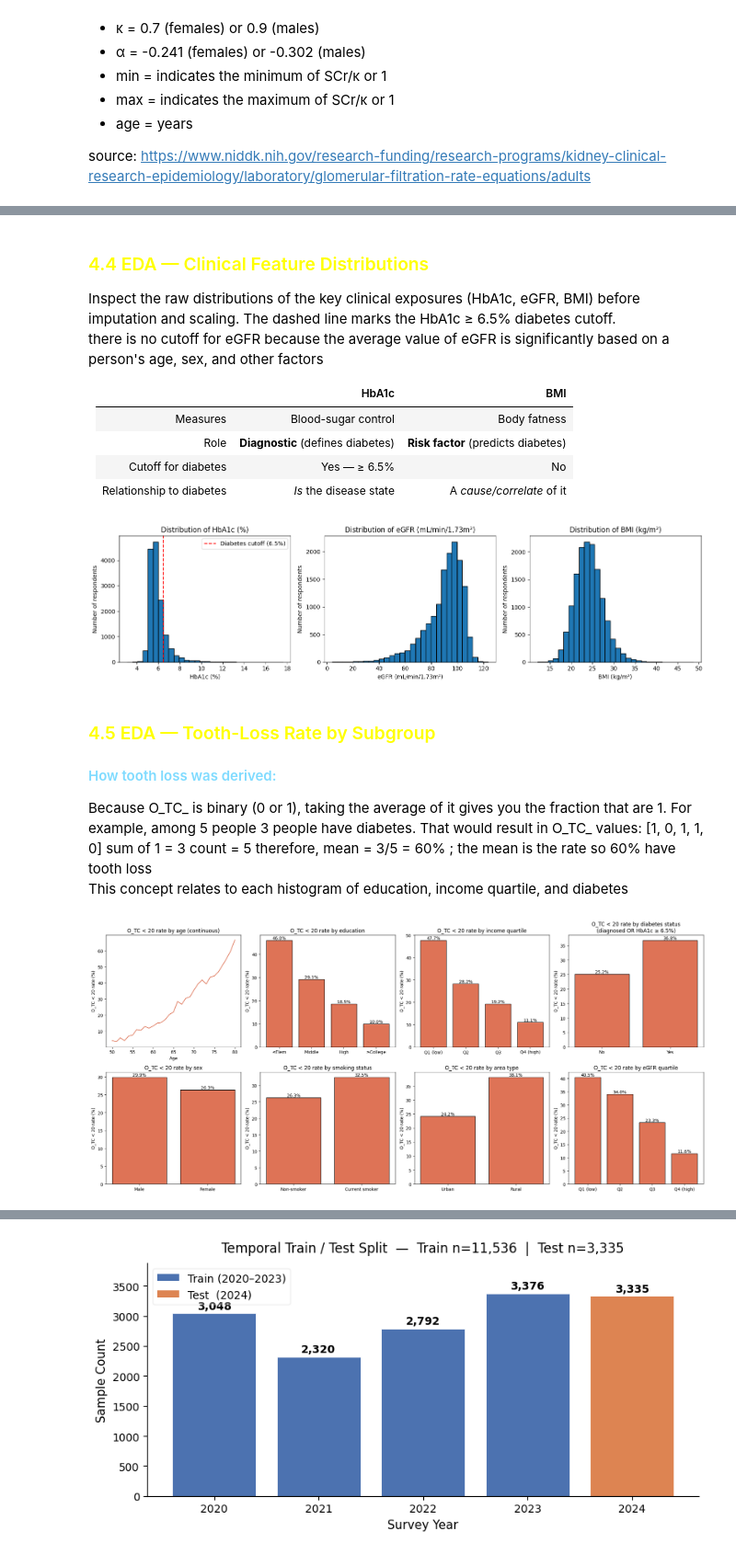
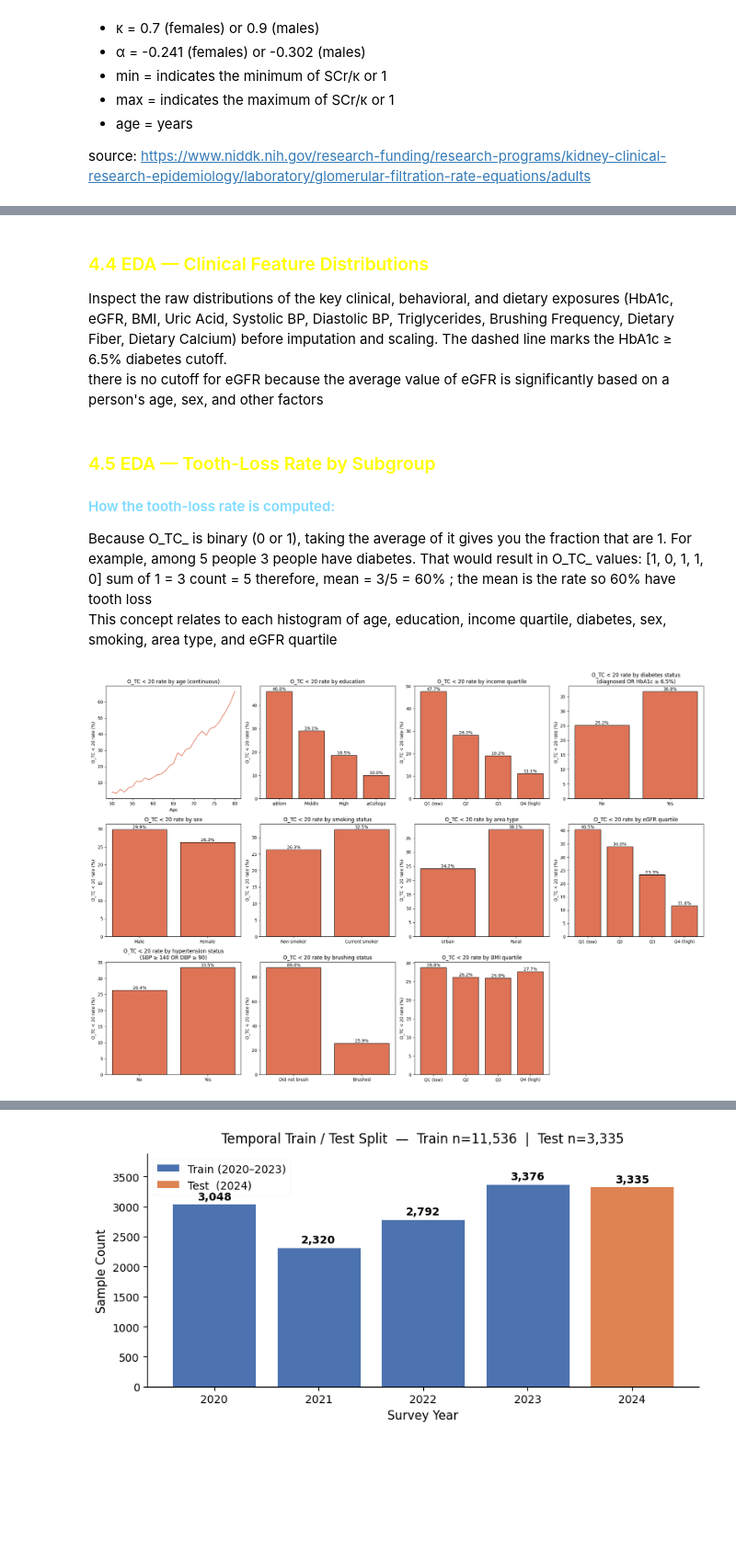
Before and after one commit to kimyonghan766/knhanes-tooth-loss-classifier, a Jupyter notebook: Main/final.ipynb, the cells around one changed output, grey strips where cells are left out. Shown at 92% size. Cells and saved outputs as stored; diff of their text form; code cells hidden in the pictures; blank space fills up the shorter version.

```diff
--- a/Main/final.ipynb
+++ b/Main/final.ipynb
@@ -430,6 +634,6 @@ def calculate_egfr(row):
             * sex_factor)
 
 df_subset['eGFR'] = df_subset.apply(calculate_egfr, axis=1)
-df_subset = df_subset.drop(columns=['HE_crea'])
+df_subset = df_subset.drop(columns=['HE_crea'], errors='ignore')
 # sex is retained — used as a feature in the ML model and as a covariate in the inferential model
 # %% [markdown]
@@ -565,16 +650,0 @@ Name: count, dtype: int64
-# %%
-fig, ax = plt.subplots(figsize=(7, 4))
-
-# ── brush_freq bar chart ──────────────────────────
-bf        = df_subset['brush_freq'].dropna().astype(int)
-counts_bf = bf.value_counts().sort_index()
-ax.bar(counts_bf.index, counts_bf.values, color='steelblue', edgecolor='black')
-ax.set_xlabel('Brushing occasions yesterday (0–8)')
-ax.set_ylabel('Respondents')
-ax.set_title('Brushing Frequency Distribution')
-ax.set_xticks(range(9))
-for x, y in zip(counts_bf.index, counts_bf.values):
-    ax.text(x, y + len(bf) * 0.005, f'{y:,}', ha='center', fontsize=8)
-
-plt.tight_layout()
-plt.show()
@@ -583,21 +712,17 @@ plt.show()
 # %% [markdown]
 <h3 style="color:yellow";> 4.4 EDA — Clinical Feature Distributions </h3>
-Inspect the raw distributions of the key clinical exposures (HbA1c, eGFR, BMI)
+Inspect the raw distributions of the key clinical, behavioral, and dietary exposures (HbA1c, eGFR, BMI, Uric Acid, Systolic BP, Diastolic BP, Triglycerides, Brushing Frequency, Dietary Fiber, Dietary Calcium)
 before imputation and scaling. The dashed line marks the HbA1c ≥ 6.5% diabetes cutoff.
 
 there is no cutoff for eGFR because the average value of eGFR is significantly based on a person's age, sex, and other factors
-
-|                          | HbA1c                             | BMI                                 |
-| ------------------------ | --------------------------------- | ----------------------------------- |
-| Measures                 | Blood-sugar control               | Body fatness                        |
-| Role                     | **Diagnostic** (defines diabetes) | **Risk factor** (predicts diabetes) |
-| Cutoff for diabetes      | Yes — ≥ 6.5%                      | No                                  |
-| Relationship to diabetes | _Is_ the disease state            | A _cause/correlate_ of it           |
 # %%
-fig, axes = plt.subplots(1, 3, figsize=(15, 4))
+fig, axes = plt.subplots(2, 5, figsize=(25, 8))
+axes = axes.flatten()
 
-cols   = ['HE_HbA1c', 'eGFR', 'HE_BMI']
-labels = ['HbA1c (%)', 'eGFR (mL/min/1.73m²)', 'BMI (kg/m²)']
+cols   = ['HE_HbA1c', 'eGFR', 'HE_BMI', 'HE_Uacid', 'HE_sbp',
+          'HE_dbp', 'HE_TG', 'brush_freq', 'N_TDF', 'N_CA']
+labels = ['HbA1c (%)', 'eGFR (mL/min/1.73m²)', 'BMI (kg/m²)', 'Uric Acid (mg/dL)', 'Systolic BP (mmHg)',
+          'Diastolic BP (mmHg)', 'Triglycerides (mg/dL)', 'Brushing Frequency (0–8)', 'Dietary Fiber (g)', 'Dietary Calcium (mg)']
 
 for ax, col, label in zip(axes, cols, labels):
     ax.hist(df_subset[col].dropna(), bins=30, edgecolor='black')
@@ -611,21 +736,19 @@ axes[0].legend()
 
 plt.tight_layout()
 plt.show()
-# %% [output]
-[figure, removed]
 # %% [markdown]
 <h3 style="color:yellow";> 4.5 EDA — Tooth-Loss Rate by Subgroup </h3>
 
-<h4 style="color:#7FDBFF";> How tooth loss was derived: </h4>
+<h4 style="color:#7FDBFF";> How the tooth-loss rate is computed: </h4>
 Because O_TC_ is binary (0 or 1), taking the average of it gives you the fraction that are 1. For example, among 5 people 3 people have diabetes. That would result in
 O_TC_ values: [1, 0, 1, 1, 0]
 sum of 1 = 3
 count = 5
 therefore, mean = 3/5 = 60% ; the mean is the rate so 60% have tooth loss
 
-This concept relates to each histogram of education, income quartile, and diabetes
+This concept relates to each histogram of age, education, income quartile, diabetes, sex, smoking, area type, and eGFR quartile
 # %%
-fig, axes = plt.subplots(2, 4, figsize=(20, 9))
+fig, axes = plt.subplots(3, 4, figsize=(20, 13.5))
 
 def plot_rate(ax, grouper, title, label_map):
     rate = df_subset["O_TC_"].groupby(grouper, observed=True).mean() * 100
@@ -650,31 +773,47 @@ plot_rate(axes[0, 1], df_subset["edu"], "O_TC < 20 rate by education",
           {1: "≤Elem", 2: "Middle", 3: "High", 4: "≥College"})
 
 # 3. Income quartile
 plot_rate(axes[0, 2], df_subset["ho_incm"], "O_TC < 20 rate by income quartile",
           {1: "Q1 (low)", 2: "Q2", 3: "Q3", 4: "Q4 (high)"})
 
 # 4. Diabetes
 plot_rate(axes[0, 3], df_subset["diabetes"], "O_TC < 20 rate by diabetes status\n(diagnosed OR HbA1c ≥ 6.5%)",
           {0.0: "No", 1.0: "Yes"})
 
 # 5. Sex
 plot_rate(axes[1, 0], df_subset["sex"], "O_TC < 20 rate by sex",
           {1: "Male", 2: "Female"})
 
 # 6. Smoking
 plot_rate(axes[1, 1], df_subset["sm_presnt"], "O_TC < 20 rate by smoking status",
           {0: "Non-smoker", 1: "Current smoker"})
 
 # 7. Urban vs. Rural
 plot_rate(axes[1, 2], df_subset["town_t"], "O_TC < 20 rate by area type",
           {1: "Urban", 2: "Rural"})
 
 # 8. eGFR quartile
 egfr_q = pd.qcut(df_subset["eGFR"], q=4, labels=["Q1 (low)", "Q2", "Q3", "Q4 (high)"])
 plot_rate(axes[1, 3], egfr_q, "O_TC < 20 rate by eGFR quartile",
           {c: c for c in ["Q1 (low)", "Q2", "Q3", "Q4 (high)"]})
 
+# 9. Hypertension
+plot_rate(axes[2, 0], df_subset["hypertension"], "O_TC < 20 rate by hypertension status\n(SBP ≥ 140 OR DBP ≥ 90)",
+          {0.0: "No", 1.0: "Yes"})
+
+# 10. Brushing (yesterday)
+plot_rate(axes[2, 1], df_subset["BM1_0"], "O_TC < 20 rate by brushing status",
+          {0: "Did not brush", 1: "Brushed"})
+
+# 11. BMI quartile
+bmi_q = pd.qcut(df_subset["HE_BMI"], q=4, labels=["Q1 (low)", "Q2", "Q3", "Q4 (high)"])
+plot_rate(axes[2, 2], bmi_q, "O_TC < 20 rate by BMI quartile",
+          {c: c for c in ["Q1 (low)", "Q2", "Q3", "Q4 (high)"]})
+
+# unused slot
+axes[2, 3].axis("off")
+
 plt.tight_layout()
 plt.show()
 # %% [output]
-[figure, old version]
+[figure, new version]
```
Also changed, not shown: parts of 100 cells of this notebook, 29 other files.
